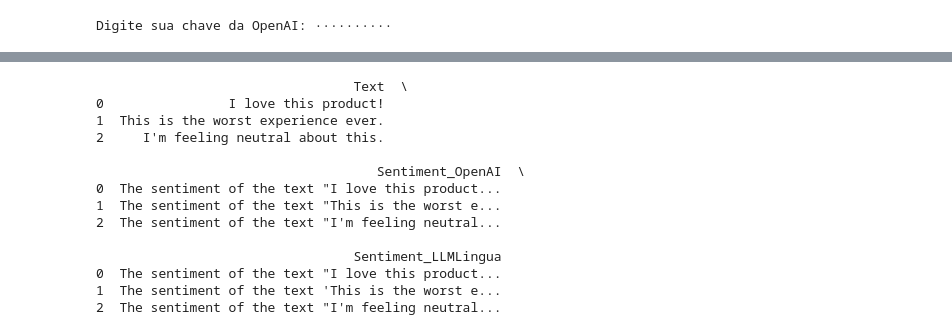
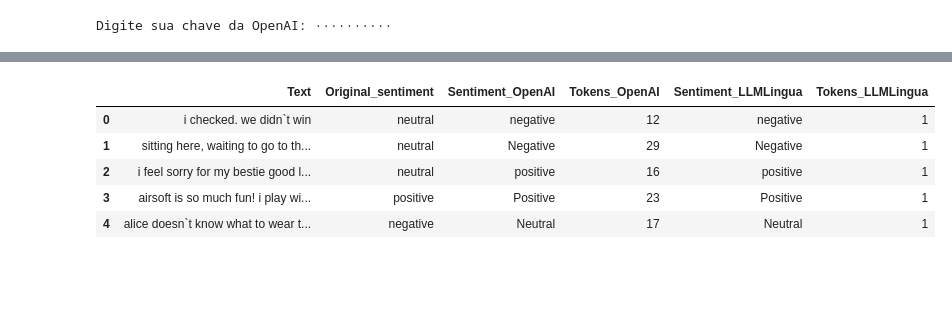
Before and after one commit to EndelSemW/Mestrado-UFRJ, a Jupyter notebook: Testando_prompt.ipynb, the cells around one changed output, grey strips where cells are left out. Drawn from its saved outputs; the diff is of its cells as text; code cells hidden in the pictures; blank space fills up the shorter version.

Commit message:
Atualização do código do prompt

```diff
--- a/Testando_prompt.ipynb
+++ b/Testando_prompt.ipynb
@@ -21,5 +55,7 @@ Requirement already satisfied: mpmath>=0.19 in /usr/local/lib/python3.10/dist-pa
 # %%
 import pandas as pd
+# %%
+df = pd.read_csv('/content/Tweets Sentiment Analysis.csv')
 # %%
 import getpass
 import openai
@@ -30,6 +66,9 @@ openai.api_key = secret_key
 Digite sua chave da OpenAI: ··········
 # %%
 client = openai.Client(api_key=secret_key)
+# %%
+def count_tokens(text):
+    return len(text.split())
 # %%
 def analyze_sentiment_openai(text):
     response = client.chat.completions.create(
@@ -47,20 +99,28 @@ from llmlingua import PromptCompressor
 # %%
-llm_lingua = PromptCompressor()
+def analyze_sentiment_llmlingua(text):
+    context = [f"Analyze the sentiment of the following text: '{text}'"]
+    instruction = "You are a sentiment analysis expert. Please classify the text as 'positive', 'negative', or 'neutral'. Do not provide any other form of response."
 
-def analyze_sentiment_llmlingua(text):
     compressed_prompt = llm_lingua.compress_prompt(
-        f"Analyze the sentiment of the following text: '{text}'",
-        instruction="",
+        context=context,
+        instruction=instruction,
         question="",
+        rate=0.5,  # Taxa de compressão desejada (50%)
         target_token=100  # Reduzindo o número de tokens alvo
     )
+
     response = client.chat.completions.create(
         model="gpt-3.5-turbo",
         messages=[
-            {"role": "system", "content": "You are a helpful assistant."},
+            {"role": "system", "content": "You are a sentiment analysis expert. Please classify the tweet as 'positive', 'negative', or 'neutral'. Do not provide any other form of response."},
             {"role": "user", "content": compressed_prompt['compressed_prompt']}
         ],
-        max_tokens=60
+        max_tokens=300,
+        temperature=0.3,
+        top_p=1,
+        frequency_penalty=0,
+        presence_penalty=0
     )
     sentiment = response.choices[0].message.content.strip()
-    return sentiment
+    tokens = count_tokens(response.choices[0].message.content.strip())
+    return sentiment, tokens, compressed_prompt
@@ -73,6 +127,6 @@ Please note that authentication is recommended but still optional to access publ
 # %%
-# Exemplo de textos para análise
-texts = ["I love this product!", "This is the worst experience ever.", "I'm feeling neutral about this."]
+texts = df['text'].tolist()
+original_sentiments = df['sentiment'].tolist()
 
 # Analisando com OpenAI
 results_openai = [analyze_sentiment_openai(text) for text in texts]
@@ -83,23 +137,20 @@ results_llmlingua = [analyze_sentiment_llmlingua(text) for text in texts]
 # Criando um DataFrame para comparação
 df_results = pd.DataFrame({
     'Text': texts,
-    'Sentiment_OpenAI': results_openai,
-    'Sentiment_LLMLingua': results_llmlingua
+    'Original_sentiment': original_sentiments,
+    'Sentiment_OpenAI': [result[0] for result in results_openai],
+    'Tokens_OpenAI': [result[1] for result in results_openai],
+    'Sentiment_LLMLingua': [result[0] for result in results_llmlingua],
+    'Tokens_LLMLingua': [result[1] for result in results_llmlingua]
 })
 
-print(df_results)
+df_results.to_csv('results.csv', index=False)
-# %% [output]
-                                 Text  \
-0                I love this product!
-1  This is the worst experience ever.
-2     I'm feeling neutral about this.
-
-                                    Sentiment_OpenAI  \
-0  The sentiment of the text "I love this product...
-1  The sentiment of the text "This is the worst e...
-2  The sentiment of the text "I'm feeling neutral...
-
-                                 Sentiment_LLMLingua
-0  The sentiment of the text "I love this product...
-1  The sentiment of the text 'This is the worst e...
-2  The sentiment of the text "I'm feeling neutral...
+# %%
+df_results.head()
+# %% [output]
+|  | Text | Original_sentiment | Sentiment_OpenAI | Tokens_OpenAI | Sentiment_LLMLingua | Tokens_LLMLingua |
+| 0 | i checked. we didn`t win | neutral | negative | 12 | negative | 1 |
+| 1 | sitting here, waiting to go to th... | neutral | Negative | 29 | Negative | 1 |
+| 2 | i feel sorry for my bestie good l... | neutral | positive | 16 | positive | 1 |
+| 3 | airsoft is so much fun! i play wi... | positive | Positive | 23 | Positive | 1 |
+| 4 | alice doesn`t know what to wear t... | negative | Neutral | 17 | Neutral | 1 |
```
Also changed, not shown: parts of 6 cells of this notebook.
